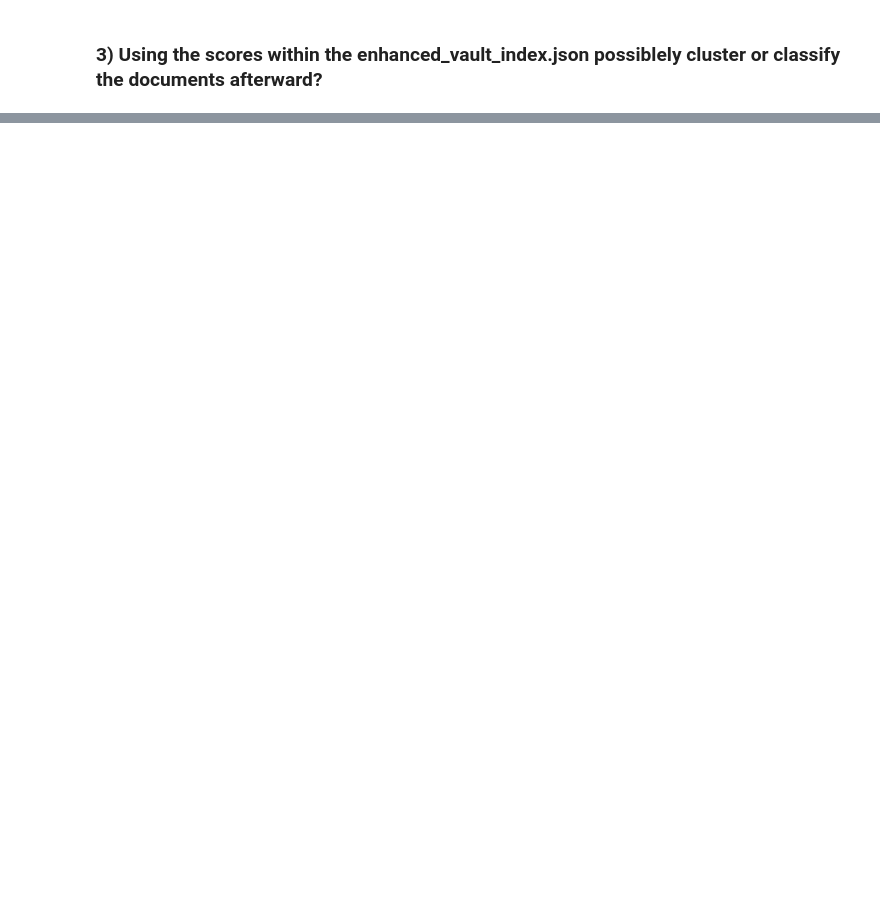
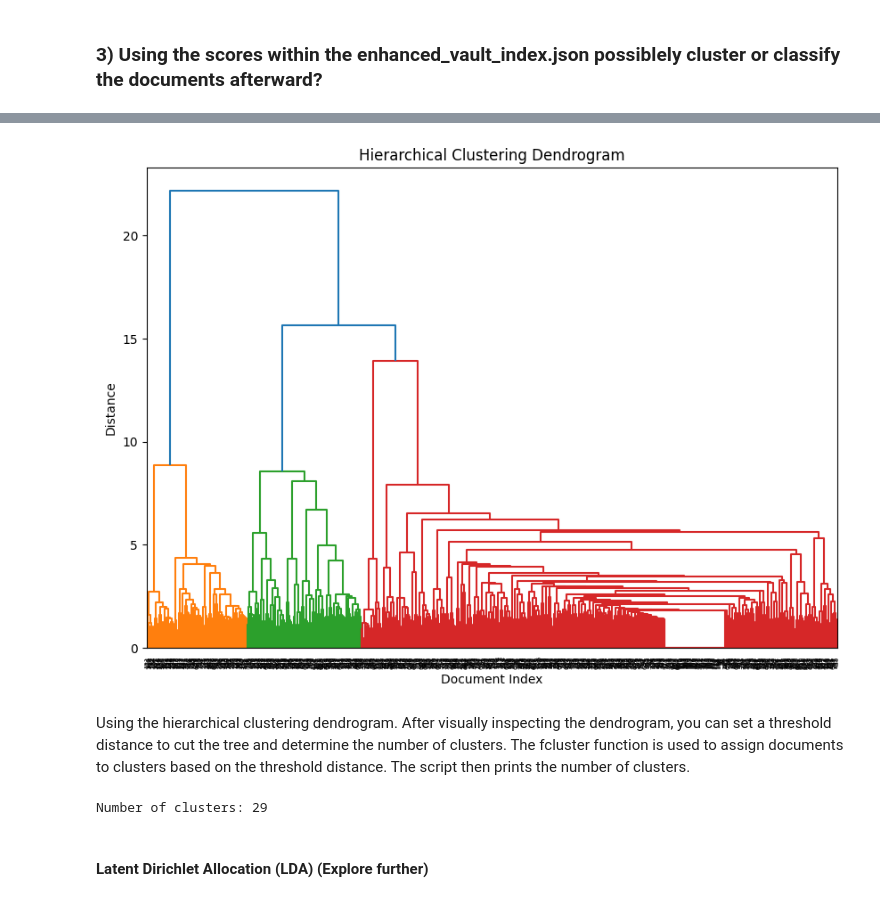
Before and after one commit to rhyslwells/Data-Archive-Graph, a Jupyter notebook: explorations/TFIDF_vault_index.ipynb, the cells around one changed output, grey strips where cells are left out. Saved outputs shown, nothing was run; the diff lists cells and outputs as text; code cells hidden in the pictures; blank space fills up the shorter version.

```diff
--- a/explorations/TFIDF_vault_index.ipynb
+++ b/explorations/TFIDF_vault_index.ipynb
@@ -297,0 +435,40 @@ print(f"Enhanced vault index written to: {OUTPUT_PATH}")
+# %%
+from sklearn.metrics.pairwise import cosine_similarity
+import scipy.cluster.hierarchy as sch
+import matplotlib.pyplot as plt
+
+# Step 1: Compute the Cosine Similarity Matrix
+similarity_matrix = cosine_similarity(X)
+
+# Step 2: Perform Hierarchical Clustering on the Cosine Similarity Matrix
+linkage_matrix = sch.linkage(similarity_matrix, method='ward')
+
+# Step 3: Visualize the Clusters using a Dendrogram
+plt.figure(figsize=(10, 7))
+sch.dendrogram(linkage_matrix)
+plt.title("Hierarchical Clustering Dendrogram")
+plt.xlabel("Document Index")
+plt.ylabel("Distance")
+plt.show()
+# %% [output]
+[figure, added]
+# %% [markdown]
+Using the hierarchical clustering dendrogram. After visually inspecting the dendrogram, you can set a threshold distance to cut the tree and determine the number of clusters. The fcluster function is used to assign documents to clusters based on the threshold distance. The script then prints the number of clusters.
+# %%
+from scipy.cluster.hierarchy import fcluster
+
+# Step 1: Define the maximum distance for cutting the tree (threshold value).
+# This threshold will determine the number of clusters by cutting the tree at the specified height.
+max_distance = 4  # Adjust this value based on your dendrogram
+
+# Step 2: Use fcluster to assign documents to clusters based on the linkage matrix and threshold
+clusters = fcluster(linkage_matrix, max_distance, criterion='distance')
+
+# Step 3: Print the number of unique clusters and their assignments
+print(f"Number of clusters: {len(set(clusters))}")
+# Optionally, you can print the cluster assignment for each document.
+# print("Cluster assignments:", clusters)
+# %% [output]
+Number of clusters: 29
+# %% [markdown]
+#### Latent Dirichlet Allocation (LDA) (Explore further)
```
Also changed, not shown: parts of 35 cells of this notebook, 3 other files.
